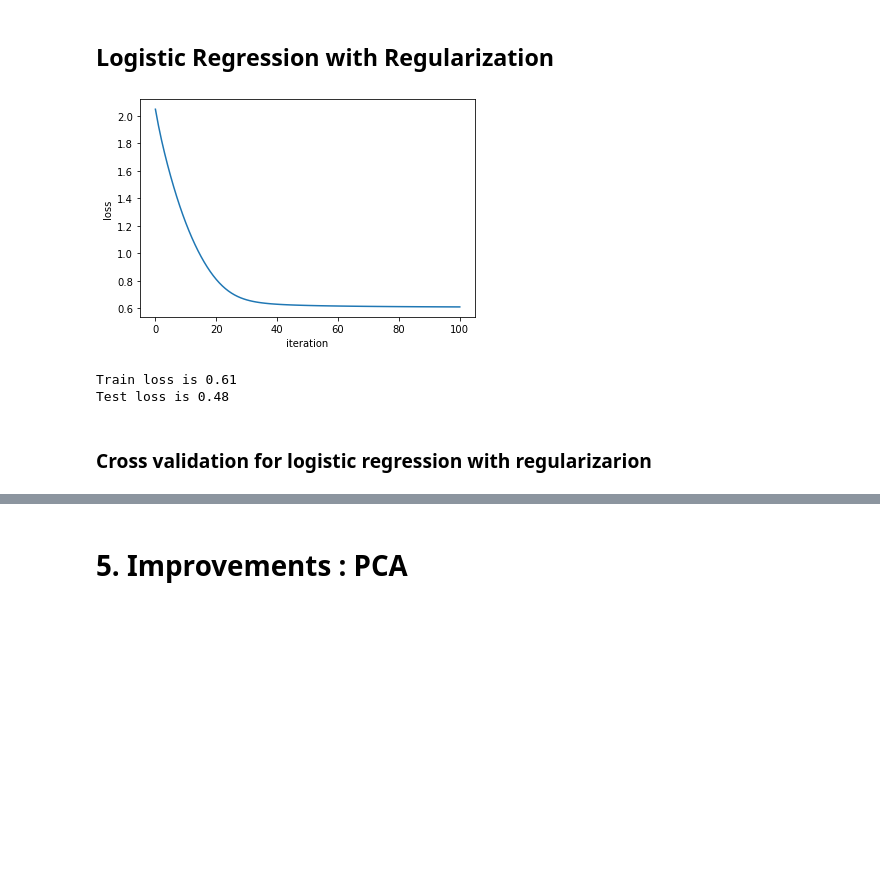
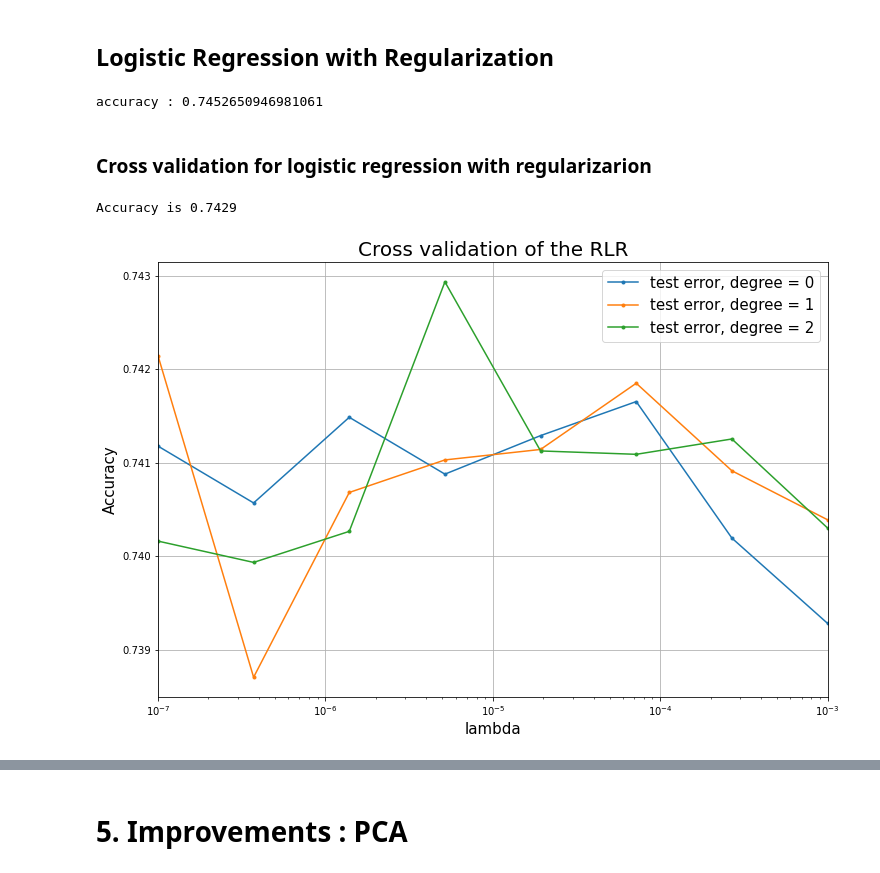
Before and after one commit to SonyaBlinova/ml-project-1-SES, a Jupyter notebook: project1.ipynb, the cells around one changed output, grey strips where cells are left out. Saved outputs shown, nothing was run; the diff lists cells and outputs as text; code cells hidden in the pictures; blank space fills up the shorter version.

```diff
--- a/project1.ipynb
+++ b/project1.ipynb
@@ -282,29 +354,34 @@ Accuracy is 0.7066
 # %% [markdown]
 ## Logistic Regression with Regularization
-# %%
-max_iters = 100
-gamma = 0.46415888
-initial_w = np.random.rand((x_train.shape[1]))
-lambda_ = 1e-1
-
-w_log, loss = reg_logistic_regression(y_train, x_train, lambda_, initial_w, max_iters, gamma, plot_loss = True)
-test_loss = compute_mse(y_test, x_test, w_log)
-print("Train loss is {:.2f}".format(loss))
-print("Test loss is {:.2f}".format(test_loss))
-# %% [output]
-[figure, removed]
-Train loss is 0.61
-Test loss is 0.48
+# %%
+max_iters = 800
+gamma = 0.1
+lambda_ = 1e-5
+y_preds = []
+w_lrr = []
+for i in range(4):
+    initial_w = np.random.rand((x_trains[i].shape[1]))
+    w, loss = reg_logistic_regression(y_trains[i], x_trains[i], lambda_, initial_w, max_iters, gamma, plot_loss = False)
+    y_pred = predict_labels(w, x_tests[i])
+    y_preds.append(y_pred)
+    w_lrr.append(w)
+
+print("accuracy :", accuracy(np.array(np.concatenate(y_preds)), np.array(np.concatenate(y_tests))))
+# %% [output]
+accuracy : 0.7452650946981061
 # %% [markdown]
 ### Cross validation for logistic regression with regularizarion
 # %%
 # parameters setting
 type_ = 'RLR'
-bd_left = -5
-bd_right = 1
-max_iters = 200
+bd_left = -7
+bd_right = -3
+max_iters = 500
 gammas = 0.1
 # grid for hyperparameters
-lambdas = np.logspace(bd_left, bd_right, 20)
-degrees = np.arange(1)
-cross_validation_demo(type_=type_, y=y, tx=tx, bd_left=bd_left, bd_right=bd_right, lambdas=lambdas, degrees=degrees, max_iters=max_iters, gammas=gammas, seed=seed)
+lambdas = np.logspace(bd_left, bd_right, 8)
+degrees = np.arange(3)
+cross_validation_demo(type_=type_, y=jet_labels, tx=jet_groups, bd_left=bd_left, bd_right=bd_right, lambdas=lambdas, degrees=degrees, max_iters=max_iters, gammas=gammas, seed=seed)
+# %% [output]
+Accuracy is 0.7429
+[figure, added]
```
Also changed, not shown: parts of 36 cells of this notebook, 2 other files.
